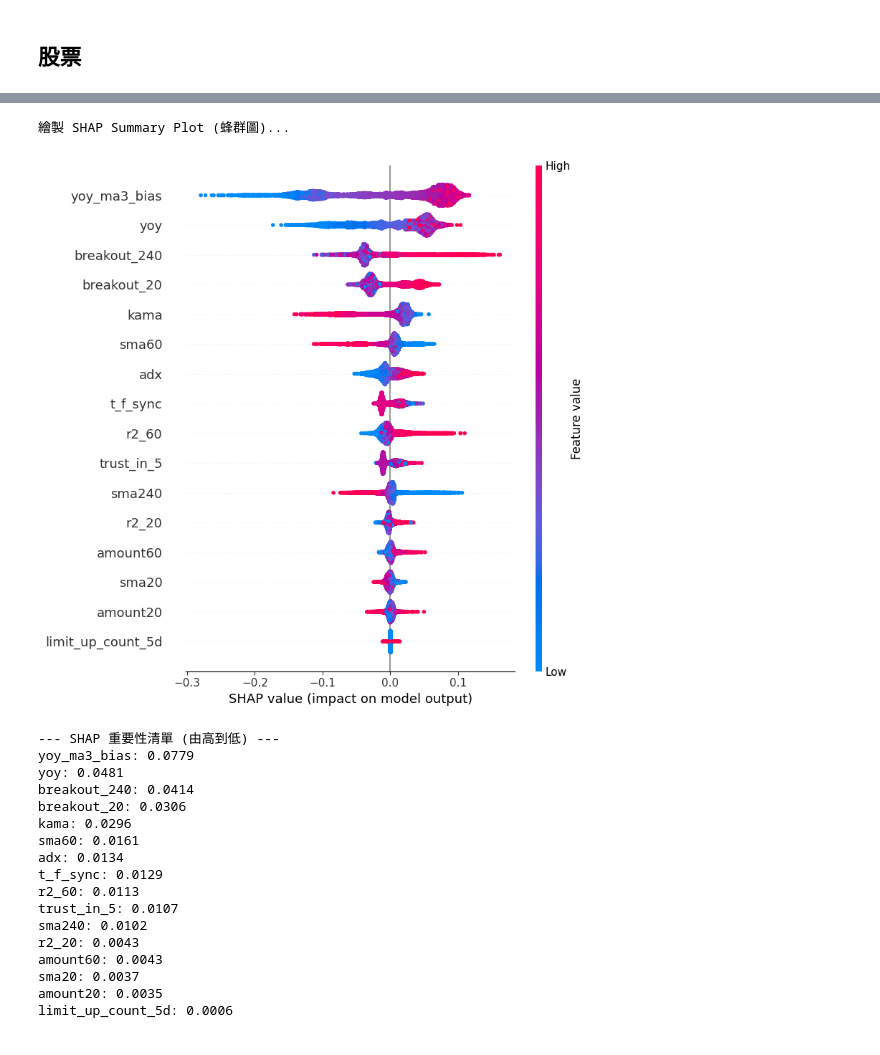
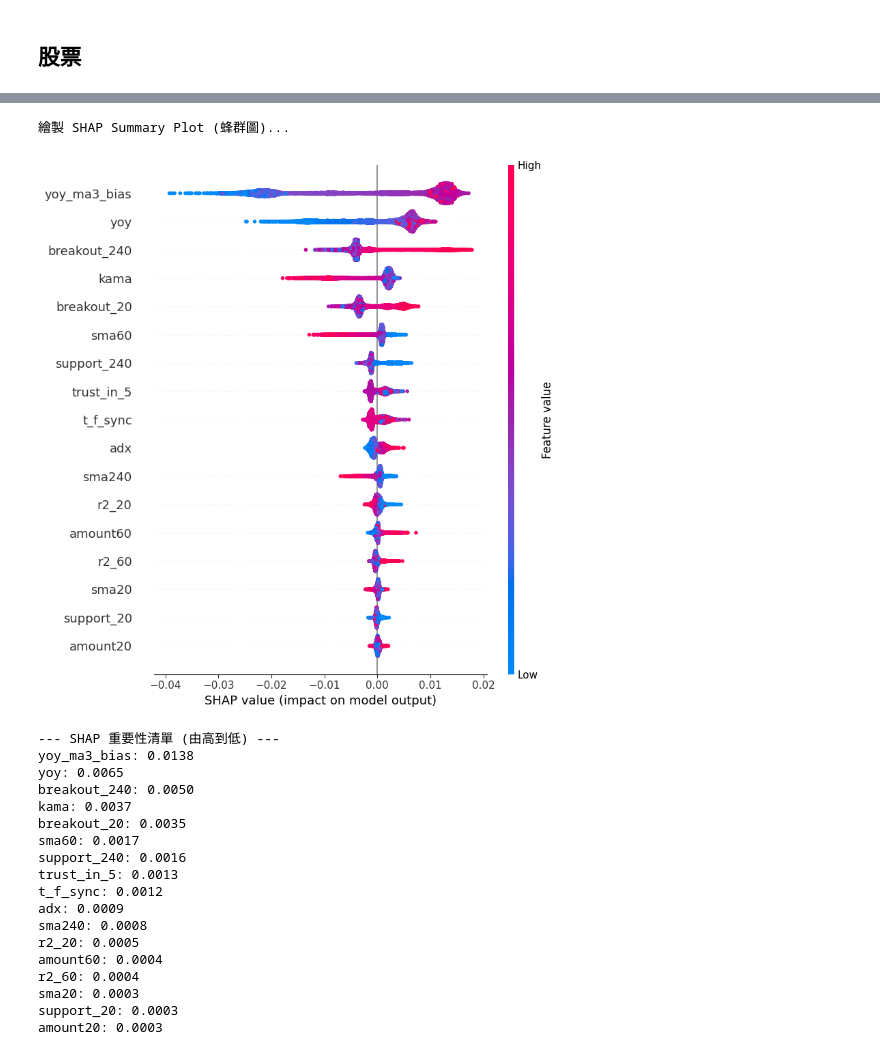
Before and after one commit to peter613/kitsune_stock_system, a Jupyter notebook: sandbox/catboost_research.ipynb, the cells around one changed output, grey strips where cells are left out. Saved outputs shown, nothing was run; the diff lists cells and outputs as text; code cells hidden in the pictures.

```diff
--- a/sandbox/catboost_research.ipynb
+++ b/sandbox/catboost_research.ipynb
@@ -21,8 +21,26 @@ col =[ col for col in df.columns]
 
 # --- 1. 資料準備與設定 ---
 
-X_col = ["sma20", "sma60", "sma240", "kama", "adx", "r2_20", "r2_60", "breakout_20", "breakout_240",
-         "amount20", "amount60", "trust_in_5", "t_f_sync", "yoy", "yoy_ma3_bias","limit_up_count_5d"]  # 特徵欄位
+X_col = [
+    	# 均線與技術指標
+        "sma20", "sma60", "sma240", "kama", "adx",
+
+        # 趨勢強度
+        "r2_20", "r2_60",
+
+        # 流動性 (Log化)
+        "amount20", "amount60",
+
+        # 籌碼與法人動能
+        "trust_in_5", "t_f_sync",
+
+        # 基本面
+        "yoy_ma3_bias","yoy",
+
+        #突破與築底
+        "breakout_20", "breakout_240",
+        "support_20","support_240",
+        ]
 
 y_col = 'label'
 group_col = 'date'
@@ -57,7 +75,7 @@ test_pool = Pool(
 # --- 2. 訓練模型 ---
 model = CatBoostRanker(
     iterations=10000,
-    learning_rate=0.005,
+    learning_rate=0.001,
     depth=6,
     loss_function='YetiRank',
     eval_metric='NDCG:top=5',
@@ -123,19 +141,20 @@ Shrink model to first 557 iterations.
 繪製 SHAP Summary Plot (蜂群圖)...
-[figure, old version]
+[figure, new version]
 --- SHAP 重要性清單 (由高到低) ---
-yoy_ma3_bias: 0.0779
-yoy: 0.0481
-breakout_240: 0.0414
-breakout_20: 0.0306
-kama: 0.0296
-sma60: 0.0161
-adx: 0.0134
-t_f_sync: 0.0129
-r2_60: 0.0113
-trust_in_5: 0.0107
-sma240: 0.0102
-r2_20: 0.0043
-amount60: 0.0043
-sma20: 0.0037
-amount20: 0.0035
-limit_up_count_5d: 0.0006
+yoy_ma3_bias: 0.0138
+yoy: 0.0065
+breakout_240: 0.0050
+kama: 0.0037
+breakout_20: 0.0035
+sma60: 0.0017
+support_240: 0.0016
+trust_in_5: 0.0013
+t_f_sync: 0.0012
+adx: 0.0009
+sma240: 0.0008
+r2_20: 0.0005
+amount60: 0.0004
+r2_60: 0.0004
+sma20: 0.0003
+support_20: 0.0003
+amount20: 0.0003
```
Also changed, not shown: parts of 1 cell of this notebook, 21 other files.
